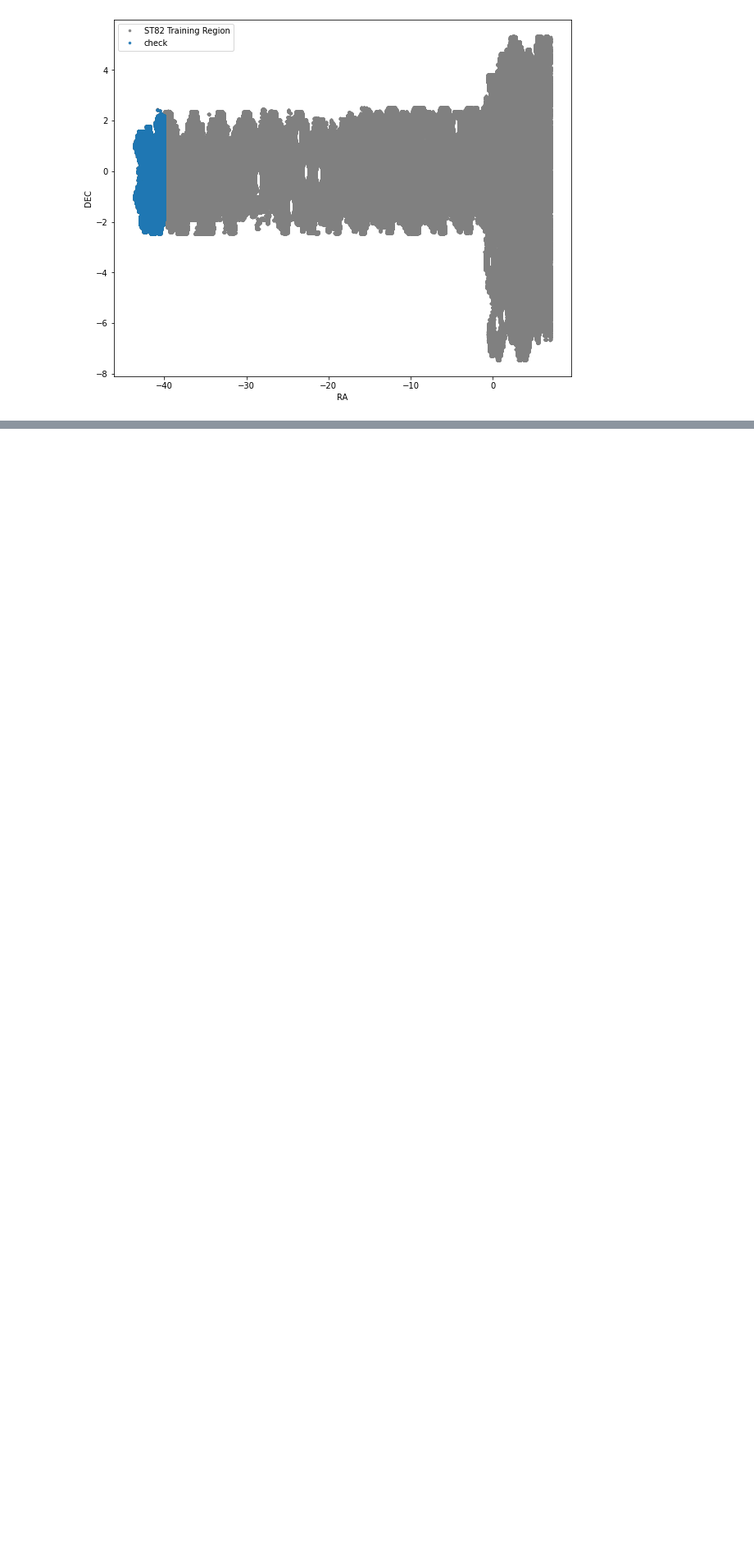
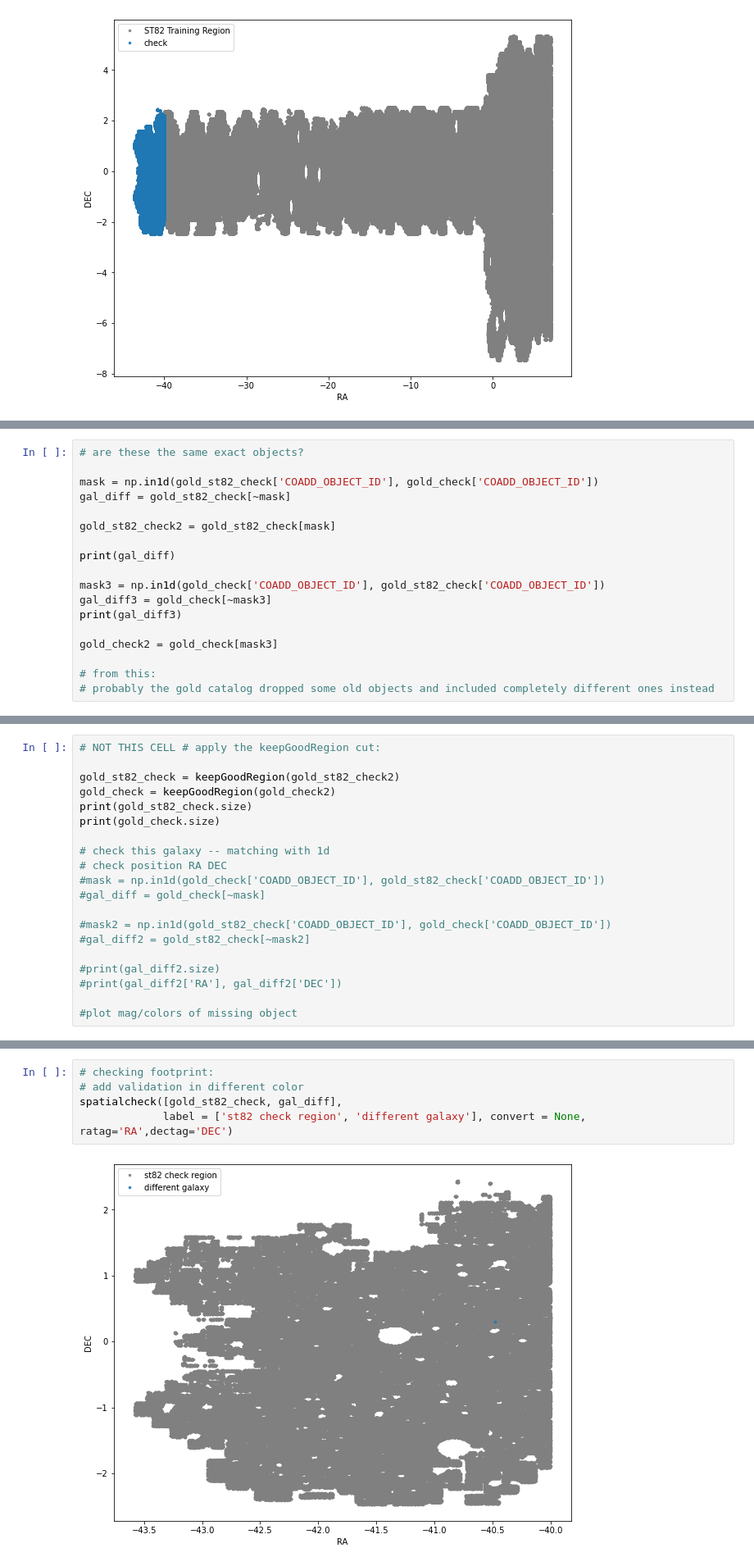
Before and after one commit to sujeong-lee/DMASS, a Jupyter notebook: code_py3/Full_DMASS.ipynb, the cells around one changed output, grey strips where cells are left out. Shown at 82% size. Drawn from its saved outputs; the diff is of its cells as text; blank space fills up the shorter version.

```diff
--- a/code_py3/Full_DMASS.ipynb
+++ b/code_py3/Full_DMASS.ipynb
@@ -213,0 +176,18 @@ print(gold_st82_check.size)
+# %%
+# are these the same exact objects?
+
+mask = np.in1d(gold_st82_check['COADD_OBJECT_ID'], gold_check['COADD_OBJECT_ID'])
+gal_diff = gold_st82_check[~mask]
+
+gold_st82_check2 = gold_st82_check[mask]
+
+print(gal_diff)
+
+mask3 = np.in1d(gold_check['COADD_OBJECT_ID'], gold_st82_check['COADD_OBJECT_ID'])
+gal_diff3 = gold_check[~mask3]
+print(gal_diff3)
+
+gold_check2 = gold_check[mask3]
+
+# from this:
+# probably the gold catalog dropped some old objects and included completely different ones instead
@@ -213,0 +211,20 @@ print(gold_st82_check.size)
+# %%
+# NOT THIS CELL # apply the keepGoodRegion cut:
+
+gold_st82_check = keepGoodRegion(gold_st82_check2)
+gold_check = keepGoodRegion(gold_check2)
+print(gold_st82_check.size)
+print(gold_check.size)
+
+# check this galaxy -- matching with 1d
+# check position RA DEC
+#mask = np.in1d(gold_check['COADD_OBJECT_ID'], gold_st82_check['COADD_OBJECT_ID'])
+#gal_diff = gold_check[~mask]
+
+#mask2 = np.in1d(gold_st82_check['COADD_OBJECT_ID'], gold_check['COADD_OBJECT_ID'])
+#gal_diff2 = gold_st82_check[~mask2]
+
+#print(gal_diff2.size)
+#print(gal_diff2['RA'], gal_diff2['DEC'])
+
+#plot mag/colors of missing object
@@ -213,0 +240,7 @@ print(gold_st82_check.size)
+# %%
+# checking footprint:
+# add validation in different color
+spatialcheck([gold_st82_check, gal_diff],
+             label = ['st82 check region', 'different galaxy'], convert = None, ratag='RA',dectag='DEC')
+# %% [output]
+[figure, added]
```
Also changed, not shown: parts of 23 cells of this notebook, 3 other files.
